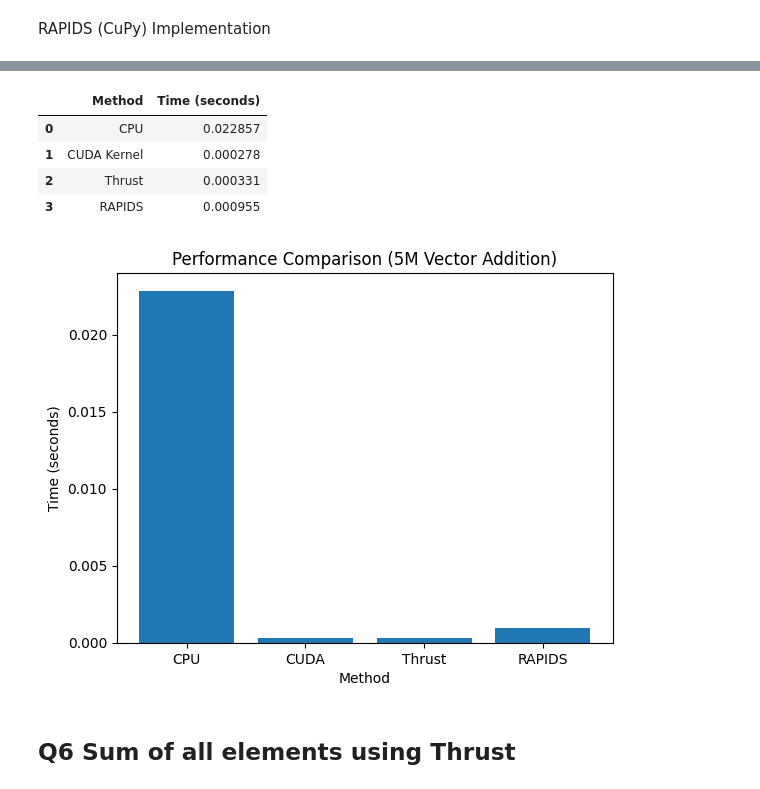
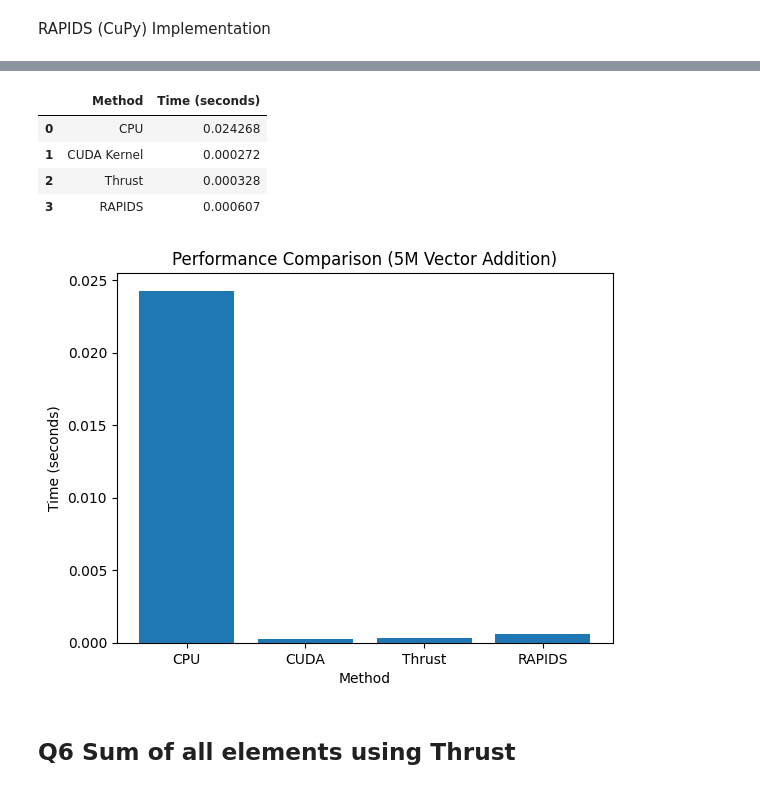
Before and after one commit to jainMaurya/UCS547-Accelerated-Data-Science, a Jupyter notebook: Assignment3.ipynb, the cells around one changed output, grey strips where cells are left out. Cells and saved outputs as stored; diff of their text form; code cells hidden in the pictures.

```diff
--- a/Assignment3.ipynb
+++ b/Assignment3.ipynb
@@ -401,30 +401,30 @@ import pandas as pd
 
 d={
 "Method":["CPU","CUDA Kernel","Thrust","RAPIDS"],
-"Time (seconds)":[0.0228569,0.000277856,0.000331072,0.0009551048278808594]
+"Time (seconds)":[0.0242678,0.000272224,0.000327712,0.0006074905395507812]
 }
 
 df=pd.DataFrame(d)
 df
 # %% [output]
 |  | Method | Time (seconds) |
-| 0 | CPU | 0.022857 |
-| 1 | CUDA Kernel | 0.000278 |
-| 2 | Thrust | 0.000331 |
-| 3 | RAPIDS | 0.000955 |
+| 0 | CPU | 0.024268 |
+| 1 | CUDA Kernel | 0.000272 |
+| 2 | Thrust | 0.000328 |
+| 3 | RAPIDS | 0.000607 |
 # %%
 import matplotlib.pyplot as plt
 
 m=["CPU","CUDA","Thrust","RAPIDS"]
-t=[0.0228569,0.000277856,0.000331072,0.0009551048278808594]
+t=[0.0242678,0.000272224,0.000327712,0.0006074905395507812]
 
 plt.bar(m,t)
 plt.xlabel("Method")
 plt.ylabel("Time (seconds)")
 plt.title("Performance Comparison (5M Vector Addition)")
 plt.show()
 # %% [output]
-[figure, old version]
+[figure, new version]
 # %% [markdown]
 ## **Q6 Sum of all elements using Thrust**
 # %%
```
Also changed, not shown: parts of 11 cells of this notebook.
